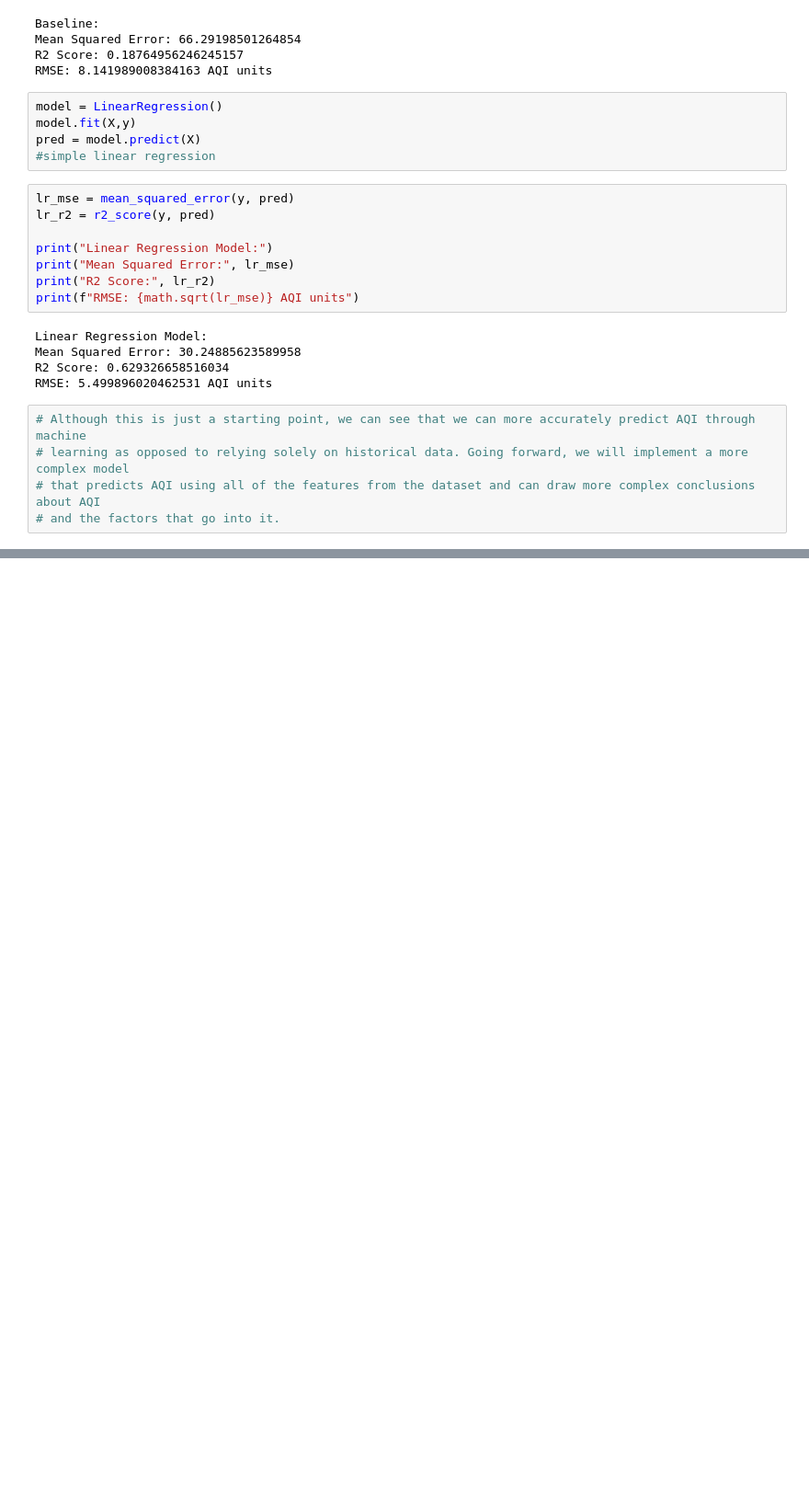
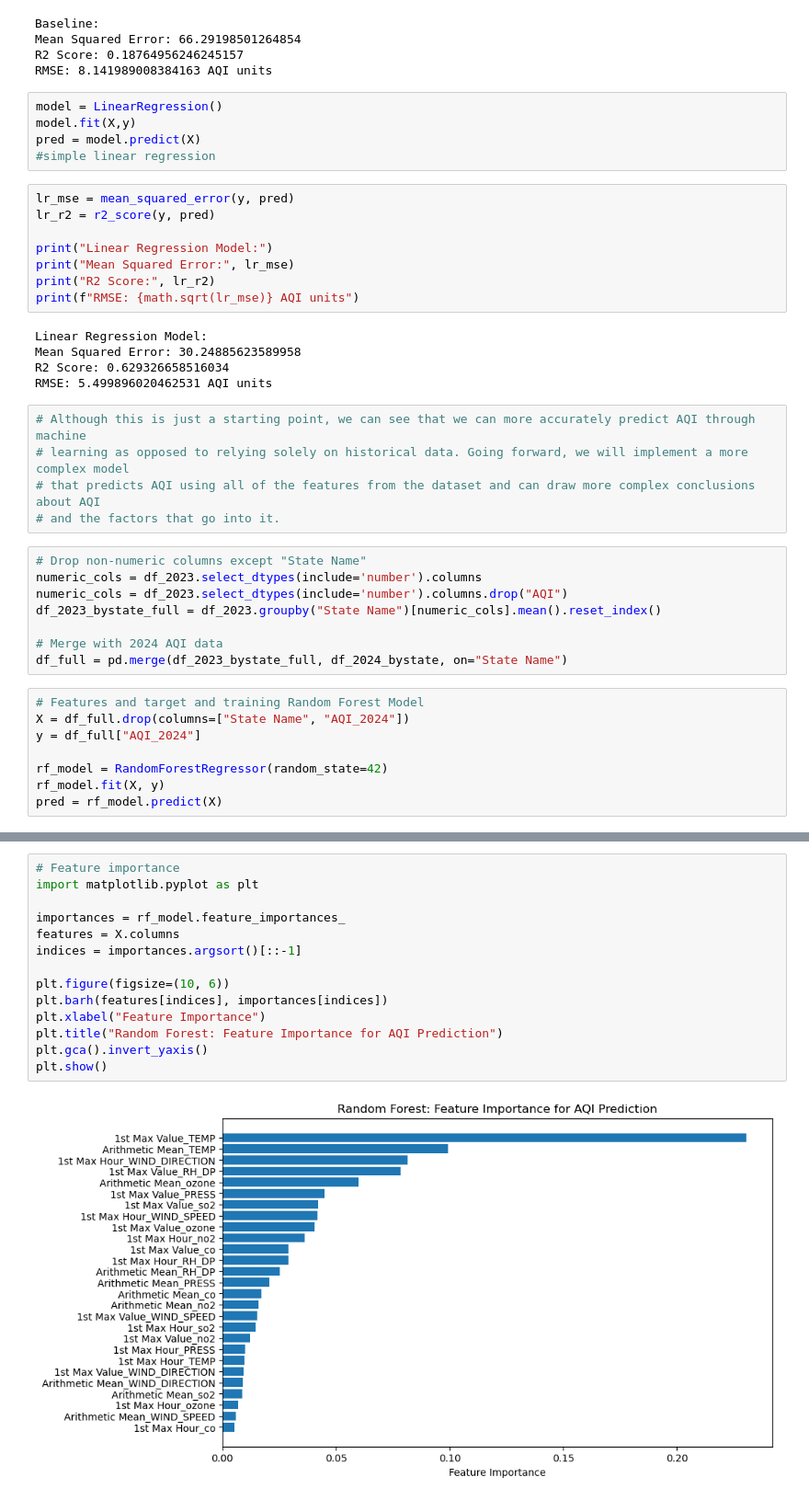
Before and after one commit to uic-cs418/group-project-data-minding, a Jupyter notebook: ml.ipynb, the cells around one changed output, grey strips where cells are left out. Shown: that part at 92% size. Drawn from its saved outputs; the diff is of its cells as text; blank space fills up the shorter version.

```diff
--- a/ml.ipynb
+++ b/ml.ipynb
@@ -55,3 +56,19 @@ RMSE: 5.499896020462531 AQI units
 # learning as opposed to relying solely on historical data. Going forward, we will implement a more complex model
 # that predicts AQI using all of the features from the dataset and can draw more complex conclusions about AQI
 # and the factors that go into it.
+# %%
+# Drop non-numeric columns except "State Name"
+numeric_cols = df_2023.select_dtypes(include='number').columns
+numeric_cols = df_2023.select_dtypes(include='number').columns.drop("AQI")
+df_2023_bystate_full = df_2023.groupby("State Name")[numeric_cols].mean().reset_index()
+
+# Merge with 2024 AQI data
+df_full = pd.merge(df_2023_bystate_full, df_2024_bystate, on="State Name")
+# %%
+# Features and target and training Random Forest Model
+X = df_full.drop(columns=["State Name", "AQI_2024"])
+y = df_full["AQI_2024"]
+
+rf_model = RandomForestRegressor(random_state=42)
+rf_model.fit(X, y)
+pred = rf_model.predict(X)
@@ -57,0 +88,16 @@ RMSE: 5.499896020462531 AQI units
+# %%
+# Feature importance
+import matplotlib.pyplot as plt
+
+importances = rf_model.feature_importances_
+features = X.columns
+indices = importances.argsort()[::-1]
+
+plt.figure(figsize=(10, 6))
+plt.barh(features[indices], importances[indices])
+plt.xlabel("Feature Importance")
+plt.title("Random Forest: Feature Importance for AQI Prediction")
+plt.gca().invert_yaxis()
+plt.show()
+# %% [output]
+[figure, added]
```
Also changed, not shown: parts of 3 cells of this notebook.
